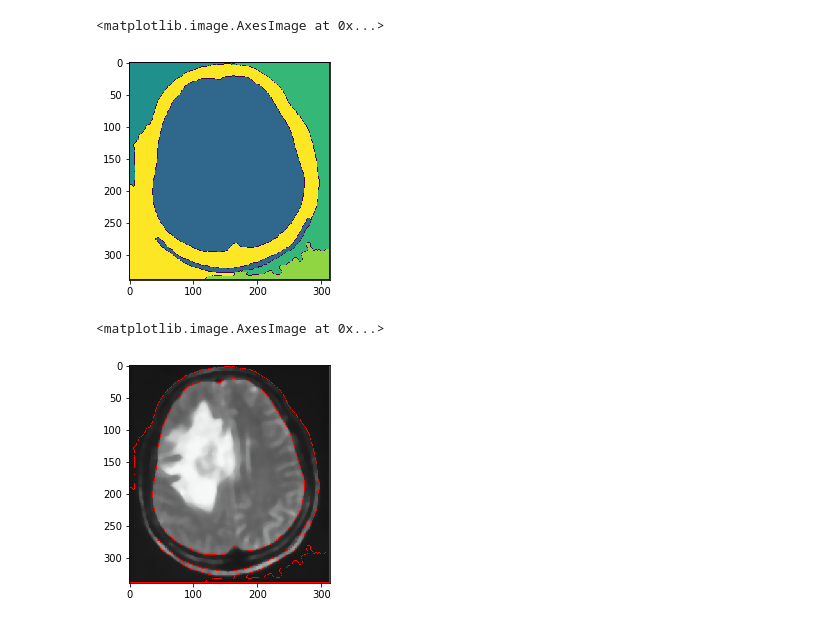
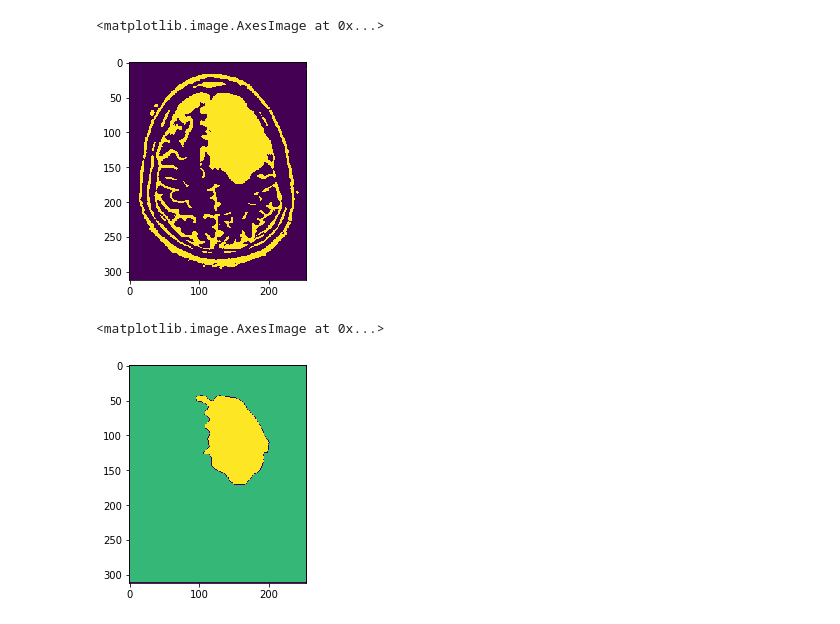
Before and after one commit to shaavi/Spectre_FYP, a Jupyter notebook: TumorDetection.ipynb, the cells around one changed output. Drawn from its saved outputs; the diff is of its cells as text; code cells hidden in the pictures.

```diff
--- a/TumorDetection.ipynb
+++ b/TumorDetection.ipynb
@@ -3,7 +3,7 @@ import cv2
 import numpy as np
 import matplotlib.pyplot as plt
 
-image = cv2.imread('H:/FYP/Brain_Tumor_Dataset/yes/Y58.jpg')
+image = cv2.imread('H:/FYP/Brain_Tumor_Dataset/yes/Y113.jpg')
 plt.imshow(image)
 # %% [output]
 <matplotlib.image.AxesImage at 0x...>
@@ -71,41 +71,43 @@ plt.show()
 #watershed transformation
 
 gray = cv2.cvtColor(image,cv2.COLOR_BGR2GRAY)
-ret, thresh = cv2.threshold(gray,0,255,cv2.THRESH_BINARY_INV+cv2.THRESH_OTSU)
+#ret, thresh = cv2.threshold(gray,125,255,cv2.THRESH_BINARY_INV+cv2.THRESH_OTSU)
+ret, thresh = cv2.threshold(gray,125,255,cv2.THRESH_BINARY)
+#ret, thresh = cv2.threshold(img,127,255,cv2.THRESH_BINARY)
 
 # noise removal
 kernel = np.ones((3,3),np.uint8)
 opening = cv2.morphologyEx(thresh,cv2.MORPH_OPEN,kernel, iterations = 2)
 
 # sure background area
 sure_bg = cv2.dilate(opening,kernel,iterations=3)
 
 # Finding sure foreground area
 dist_transform = cv2.distanceTransform(opening,cv2.DIST_L2,5)
 ret, sure_fg = cv2.threshold(dist_transform,0.7*dist_transform.max(),255,0)
 
 # Finding unknown region
 sure_fg = np.uint8(sure_fg)
 unknown = cv2.subtract(sure_bg,sure_fg)
 
 # Marker labelling
-ret, markers = cv2.connectedComponents(sure_fg)
+et, markers = cv2.connectedComponents(sure_fg)
 
 # Add one to all labels so that sure background is not 0, but 1
 markers = markers+1
 
 # Now, mark the region of unknown with zero
 markers[unknown==255] = 0
 
 markers = cv2.watershed(img,markers)
 img[markers == -1] = [255,0,0]
 
-plt.imshow(markers)
+plt.imshow(thresh)
 # %% [output]
 <matplotlib.image.AxesImage at 0x...>
-[figure, old version]
+[figure, new version]
 # %%
-plt.imshow(img)
+plt.imshow(markers)
 # %% [output]
 <matplotlib.image.AxesImage at 0x...>
-[figure, old version]
+[figure, new version]
```
Also changed, not shown: parts of 6 cells of this notebook.
